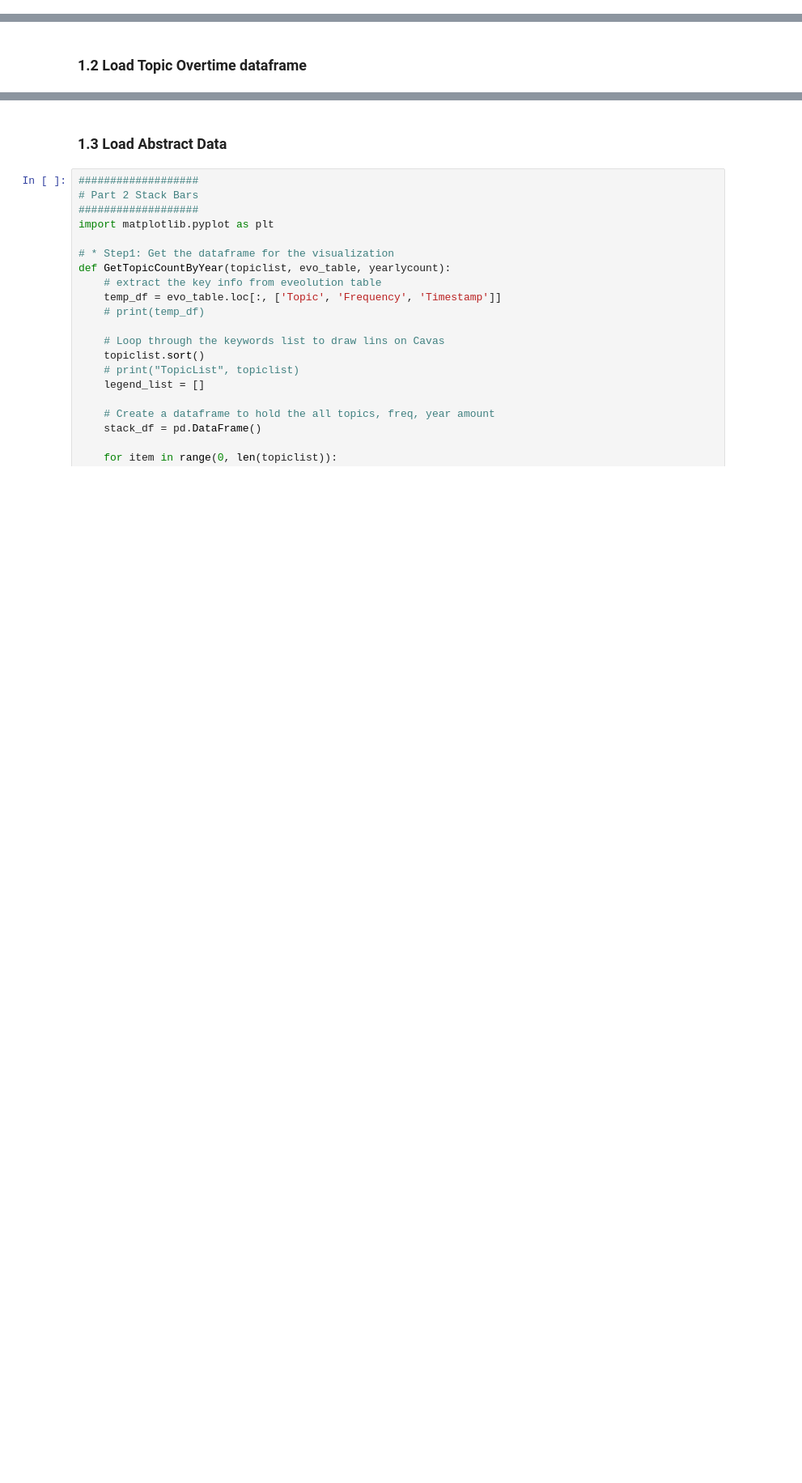
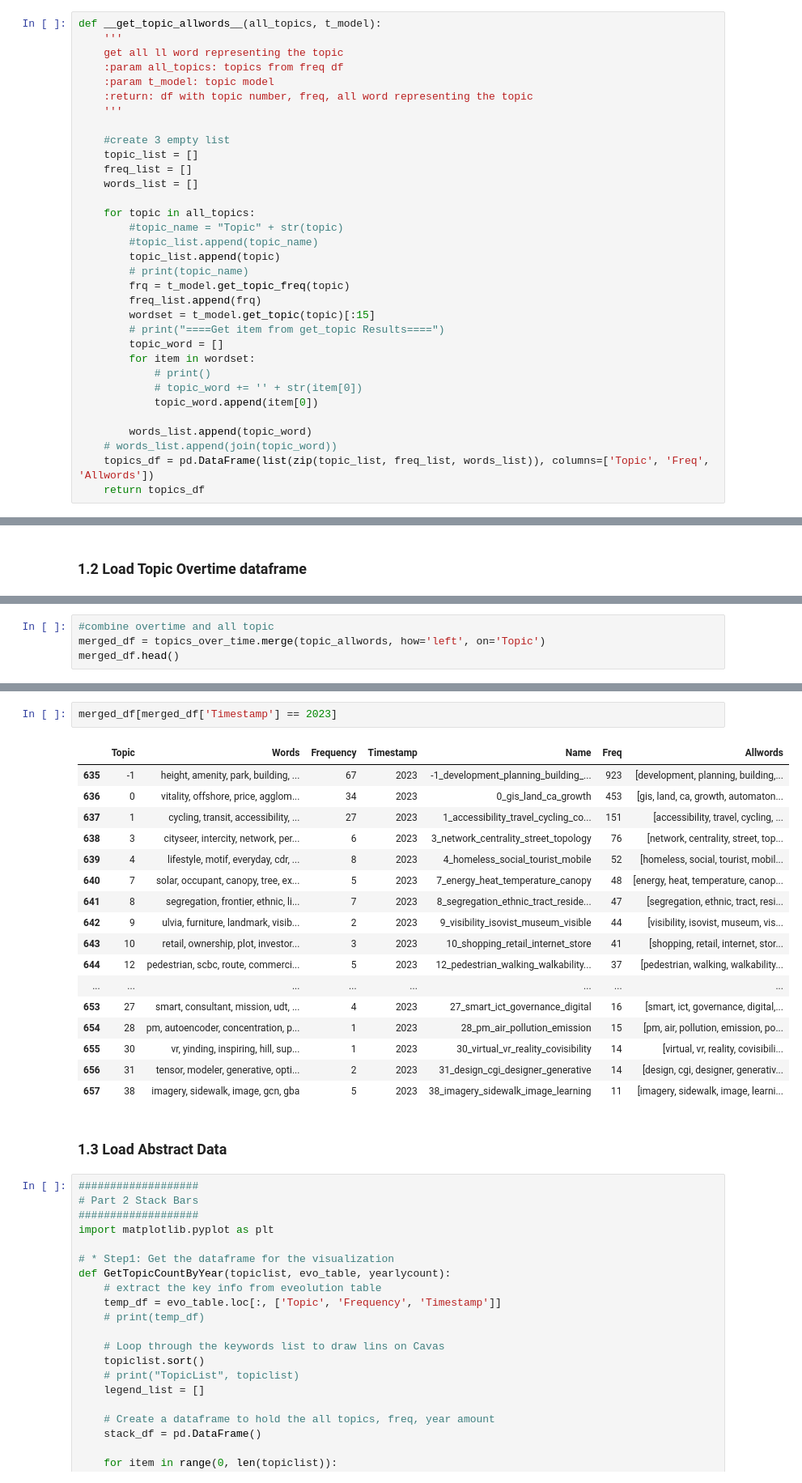
Before and after one commit to njiang8/EPB_editorial, a Jupyter notebook: epb_abs_topicmodel_ana.ipynb, the cells around one changed output, grey strips where cells are left out. Shown at 81% size. Saved outputs shown, nothing was run; the diff lists cells and outputs as text; blank space fills up the shorter version.

```diff
--- a/epb_abs_topicmodel_ana.ipynb
+++ b/epb_abs_topicmodel_ana.ipynb
@@ -30,5 +30,38 @@ freq
 | 37 | 36 | 12 | 36_discourse_toulmin_argument_clock | [discourse, toulmin, argument, cl... | [planning public policy endeavour... |
 | 38 | 37 | 11 | 37_dissipative_bifurcation_catast... | [dissipative, bifurcation, catast... | [theory dissipative structure ha ... |
 | 39 | 38 | 11 | 38_imagery_sidewalk_image_learning | [imagery, sidewalk, image, learni... | [although reliable accurate inven... |
+# %%
+def __get_topic_allwords__(all_topics, t_model):
+    '''
+    get all ll word representing the topic
+    :param all_topics: topics from freq df
+    :param t_model: topic model
+    :return: df with topic number, freq, all word representing the topic
+    '''
+
+    #create 3 empty list
+    topic_list = []
+    freq_list = []
+    words_list = []
+
+    for topic in all_topics:
+        #topic_name = "Topic" + str(topic)
+        #topic_list.append(topic_name)
+        topic_list.append(topic)
+        # print(topic_name)
+        frq = t_model.get_topic_freq(topic)
+        freq_list.append(frq)
+        wordset = t_model.get_topic(topic)[:15]
+        # print("====Get item from get_topic Results====")
+        topic_word = []
+        for item in wordset:
+            # print()
+            # topic_word += '' + str(item[0])
+            topic_word.append(item[0])
+
+        words_list.append(topic_word)
+    # words_list.append(join(topic_word))
+    topics_df = pd.DataFrame(list(zip(topic_list, freq_list, words_list)), columns=['Topic', 'Freq', 'Allwords'])
+    return topics_df
 # %%
 # Get all word representing each topic from topic model
@@ -67,0 +102,4 @@ topics_over_time.head()
+# %%
+#combine overtime and all topic
+merged_df = topics_over_time.merge(topic_allwords, how='left', on='Topic')
+merged_df.head()
@@ -68,3 +113,23 @@ topics_over_time.head()
+# %%
+merged_df[merged_df['Timestamp'] == 2023]
+# %% [output]
+|  | Topic | Words | Frequency | Timestamp | Name | Freq | Allwords |
+| 635 | -1 | height, amenity, park, building, ... | 67 | 2023 | -1_development_planning_building_... | 923 | [development, planning, building,... |
+| 636 | 0 | vitality, offshore, price, agglom... | 34 | 2023 | 0_gis_land_ca_growth | 453 | [gis, land, ca, growth, automaton... |
+| 637 | 1 | cycling, transit, accessibility, ... | 27 | 2023 | 1_accessibility_travel_cycling_co... | 151 | [accessibility, travel, cycling, ... |
+| 638 | 3 | cityseer, intercity, network, per... | 6 | 2023 | 3_network_centrality_street_topology | 76 | [network, centrality, street, top... |
+| 639 | 4 | lifestyle, motif, everyday, cdr, ... | 8 | 2023 | 4_homeless_social_tourist_mobile | 52 | [homeless, social, tourist, mobil... |
+| 640 | 7 | solar, occupant, canopy, tree, ex... | 5 | 2023 | 7_energy_heat_temperature_canopy | 48 | [energy, heat, temperature, canop... |
+| 641 | 8 | segregation, frontier, ethnic, li... | 7 | 2023 | 8_segregation_ethnic_tract_reside... | 47 | [segregation, ethnic, tract, resi... |
+| 642 | 9 | ulvia, furniture, landmark, visib... | 2 | 2023 | 9_visibility_isovist_museum_visible | 44 | [visibility, isovist, museum, vis... |
+| 643 | 10 | retail, ownership, plot, investor... | 3 | 2023 | 10_shopping_retail_internet_store | 41 | [shopping, retail, internet, stor... |
+| 644 | 12 | pedestrian, scbc, route, commerci... | 5 | 2023 | 12_pedestrian_walking_walkability... | 37 | [pedestrian, walking, walkability... |
+| ... | ... | ... | ... | ... | ... | ... | ... |
+| 653 | 27 | smart, consultant, mission, udt, ... | 4 | 2023 | 27_smart_ict_governance_digital | 16 | [smart, ict, governance, digital,... |
+| 654 | 28 | pm, autoencoder, concentration, p... | 1 | 2023 | 28_pm_air_pollution_emission | 15 | [pm, air, pollution, emission, po... |
+| 655 | 30 | vr, yinding, inspiring, hill, sup... | 1 | 2023 | 30_virtual_vr_reality_covisibility | 14 | [virtual, vr, reality, covisibili... |
+| 656 | 31 | tensor, modeler, generative, opti... | 2 | 2023 | 31_design_cgi_designer_generative | 14 | [design, cgi, designer, generativ... |
+| 657 | 38 | imagery, sidewalk, image, gcn, gba | 5 | 2023 | 38_imagery_sidewalk_image_learning | 11 | [imagery, sidewalk, image, learni... |
 # %% [markdown]
 ### 1.3 Load Abstract Data
 # %%
```
Also changed, not shown: parts of 3 cells of this notebook, 3 other files.
